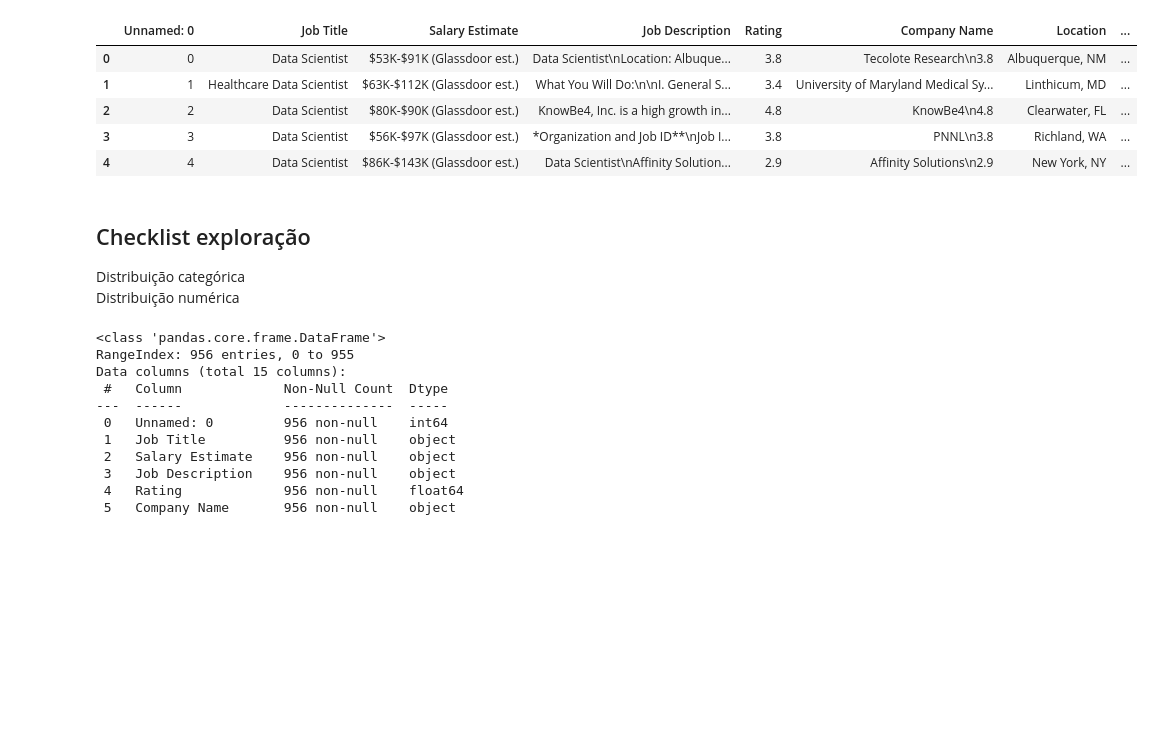
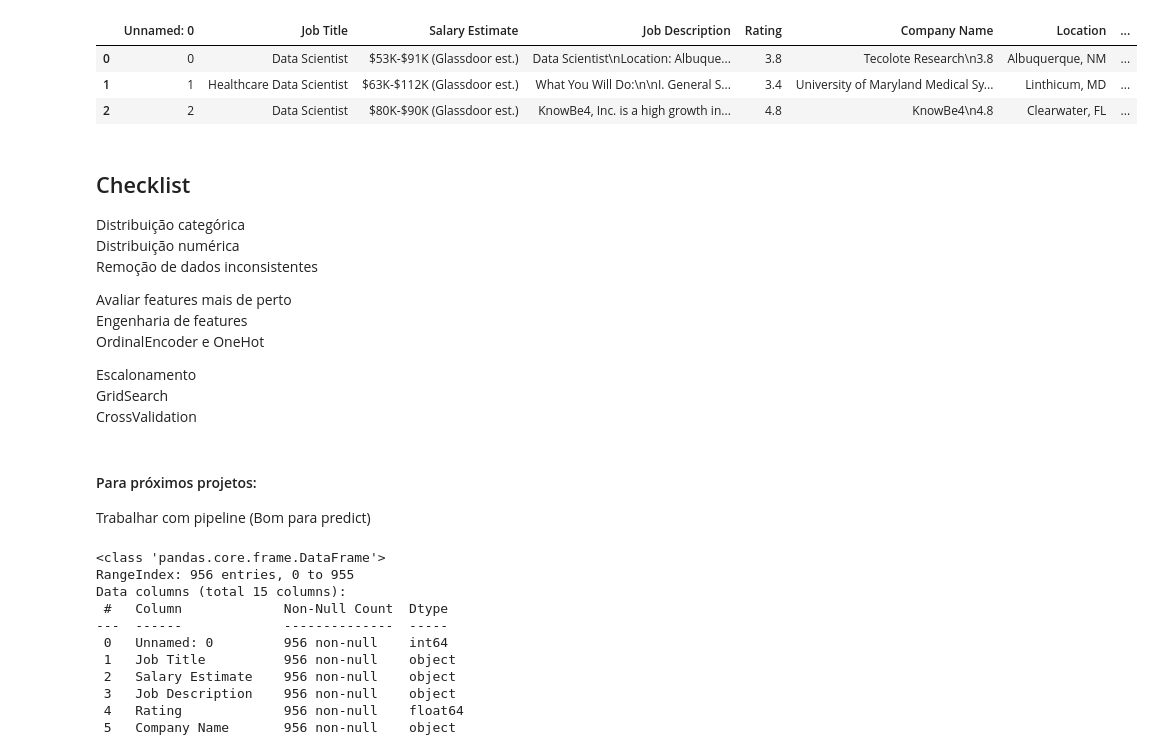
Before and after one commit to KevBoyz/some-python, a Jupyter notebook: Data_Science/Projects/07-Salary_prediction/main.ipynb, the cells around one changed output. Saved outputs shown, nothing was run; the diff lists cells and outputs as text; code cells hidden in the pictures; blank space fills up the shorter version.

```diff
--- a/Data_Science/Projects/07-Salary_prediction/main.ipynb
+++ b/Data_Science/Projects/07-Salary_prediction/main.ipynb
@@ -1,28 +1,40 @@
 # %%
 import pandas as pd
-from sklearn.pipeline import Pipeline
 from sklearn.preprocessing import StandardScaler
 from sklearn.preprocessing import OneHotEncoder
-from sklearn.compose import ColumnTransformer
-from sklearn.impute import SimpleImputer
+from sklearn.preprocessing import OrdinalEncoder
+import matplotlib.pyplot as plt
 
-pd.set_option('display.max_columns', None)
+# pd.set_option('display.max_columns', None)
+# pd.set_option('display.max_rows', None)
+# pd.set_option('display.max_colwidth', None)
 # %%
 df = pd.read_csv('glassdoor_jobs.csv')
 # %%
-df.head()
+df.head(3)
 # %% [output]
 |  | Unnamed: 0 | Job Title | Salary Estimate | Job Description | Rating | Company Name | Location | ... |
 | 0 | 0 | Data Scientist | $53K-$91K (Glassdoor est.) | Data Scientist\nLocation: Albuque... | 3.8 | Tecolote Research\n3.8 | Albuquerque, NM | ... |
 | 1 | 1 | Healthcare Data Scientist | $63K-$112K (Glassdoor est.) | What You Will Do:\n\nI. General S... | 3.4 | University of Maryland Medical Sy... | Linthicum, MD | ... |
 | 2 | 2 | Data Scientist | $80K-$90K (Glassdoor est.) | KnowBe4, Inc. is a high growth in... | 4.8 | KnowBe4\n4.8 | Clearwater, FL | ... |
-| 3 | 3 | Data Scientist | $56K-$97K (Glassdoor est.) | *Organization and Job ID**\nJob I... | 3.8 | PNNL\n3.8 | Richland, WA | ... |
-| 4 | 4 | Data Scientist | $86K-$143K (Glassdoor est.) | Data Scientist\nAffinity Solution... | 2.9 | Affinity Solutions\n2.9 | New York, NY | ... |
 # %% [markdown]
-## Checklist exploração
+## Checklist
 
 <input type="checkbox"> Distribuição categórica
 <input type="checkbox"> Distribuição numérica
+<input type="checkbox"> Remoção de dados inconsistentes
+
+<input type="checkbox"> Avaliar features mais de perto
+<input type="checkbox"> Engenharia de features
+<input type="checkbox"> OrdinalEncoder e OneHot
+
+<input type="checkbox"> Escalonamento
+<input type="checkbox"> GridSearch
+<input type="checkbox"> CrossValidation
+# %% [markdown]
+#### Para próximos projetos:
+
+Trabalhar com pipeline (Bom para predict)
 # %%
 df.info()
 # %% [output]
```
Also changed, not shown: parts of 33 cells of this notebook.
